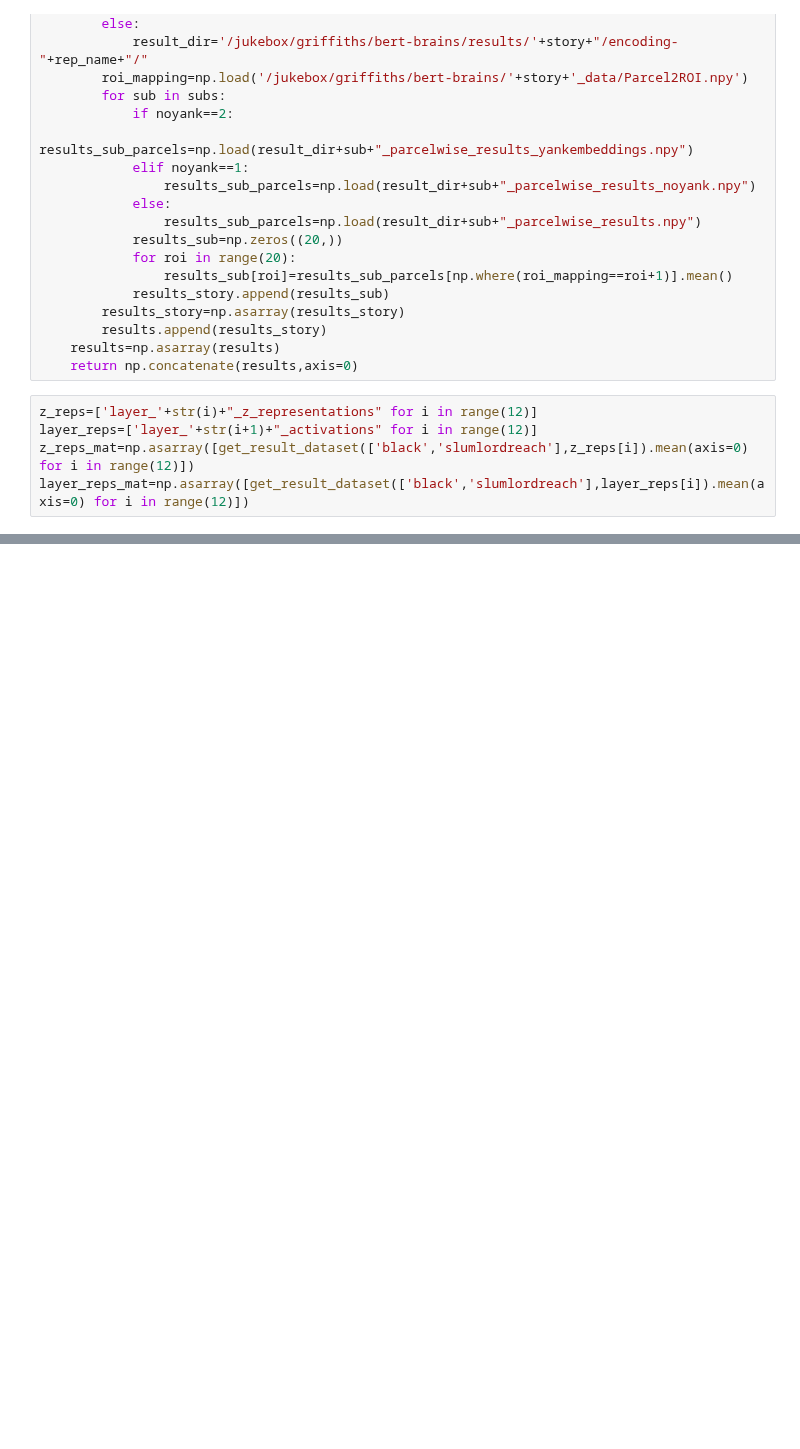
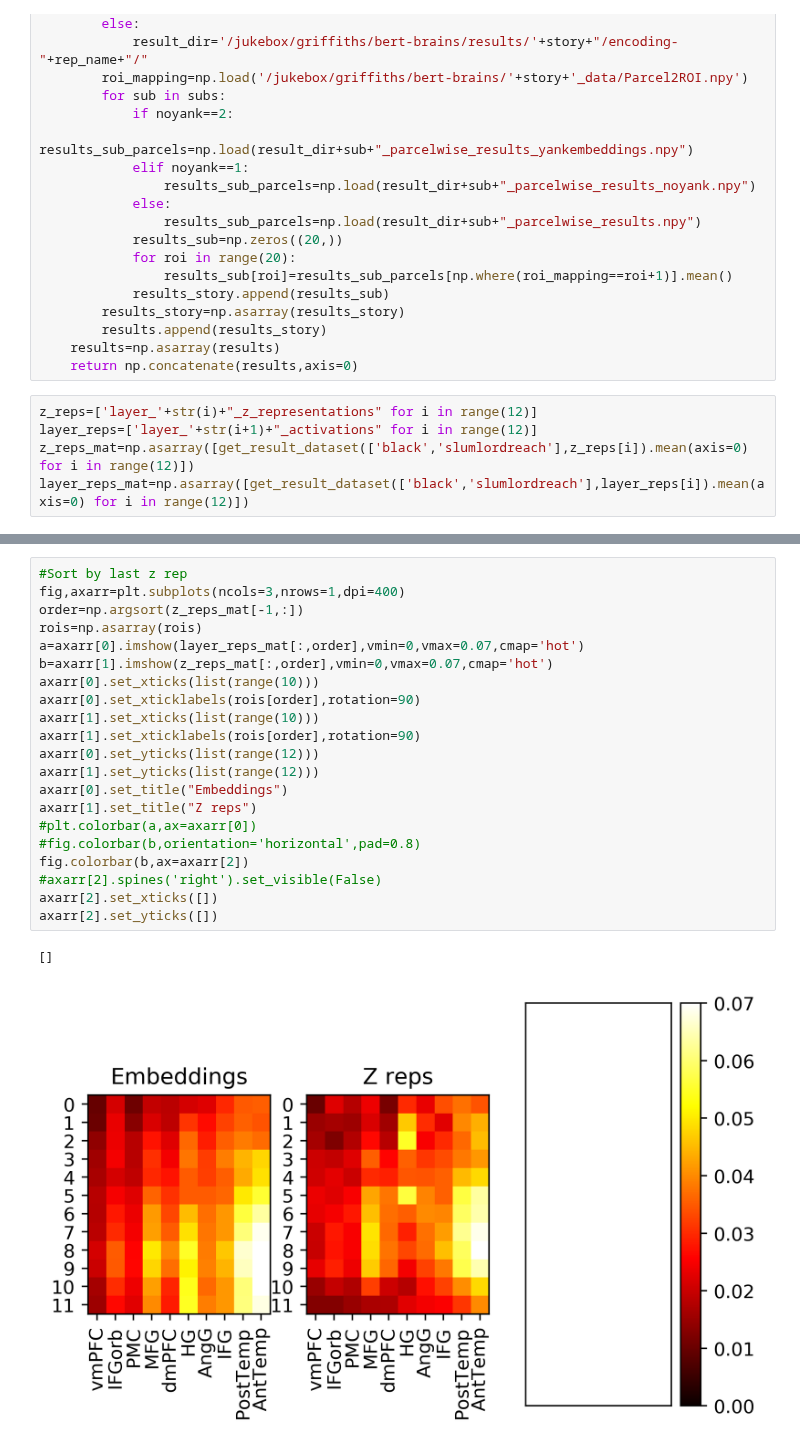
Before and after one commit to tsumers/bert-brains, a Jupyter notebook: View_ROI_Matrices.ipynb, the cells around one changed output, grey strips where cells are left out. Cells and saved outputs as stored; diff of their text form; blank space fills up the shorter version.

```diff
--- a/View_ROI_Matrices.ipynb
+++ b/View_ROI_Matrices.ipynb
@@ -103,0 +132,24 @@ axarr[2].set_yticks([])
+# %%
+#Sort by last z rep
+fig,axarr=plt.subplots(ncols=3,nrows=1,dpi=400)
+order=np.argsort(z_reps_mat[-1,:])
+rois=np.asarray(rois)
+a=axarr[0].imshow(layer_reps_mat[:,order],vmin=0,vmax=0.07,cmap='hot')
+b=axarr[1].imshow(z_reps_mat[:,order],vmin=0,vmax=0.07,cmap='hot')
+axarr[0].set_xticks(list(range(10)))
+axarr[0].set_xticklabels(rois[order],rotation=90)
+axarr[1].set_xticks(list(range(10)))
+axarr[1].set_xticklabels(rois[order],rotation=90)
+axarr[0].set_yticks(list(range(12)))
+axarr[1].set_yticks(list(range(12)))
+axarr[0].set_title("Embeddings")
+axarr[1].set_title("Z reps")
+#plt.colorbar(a,ax=axarr[0])
+#fig.colorbar(b,orientation='horizontal',pad=0.8)
+fig.colorbar(b,ax=axarr[2])
+#axarr[2].spines('right').set_visible(False)
+axarr[2].set_xticks([])
+axarr[2].set_yticks([])
+# %% [output]
+[]
+[figure, added]
```
Also changed, not shown: parts of 5 cells of this notebook.
